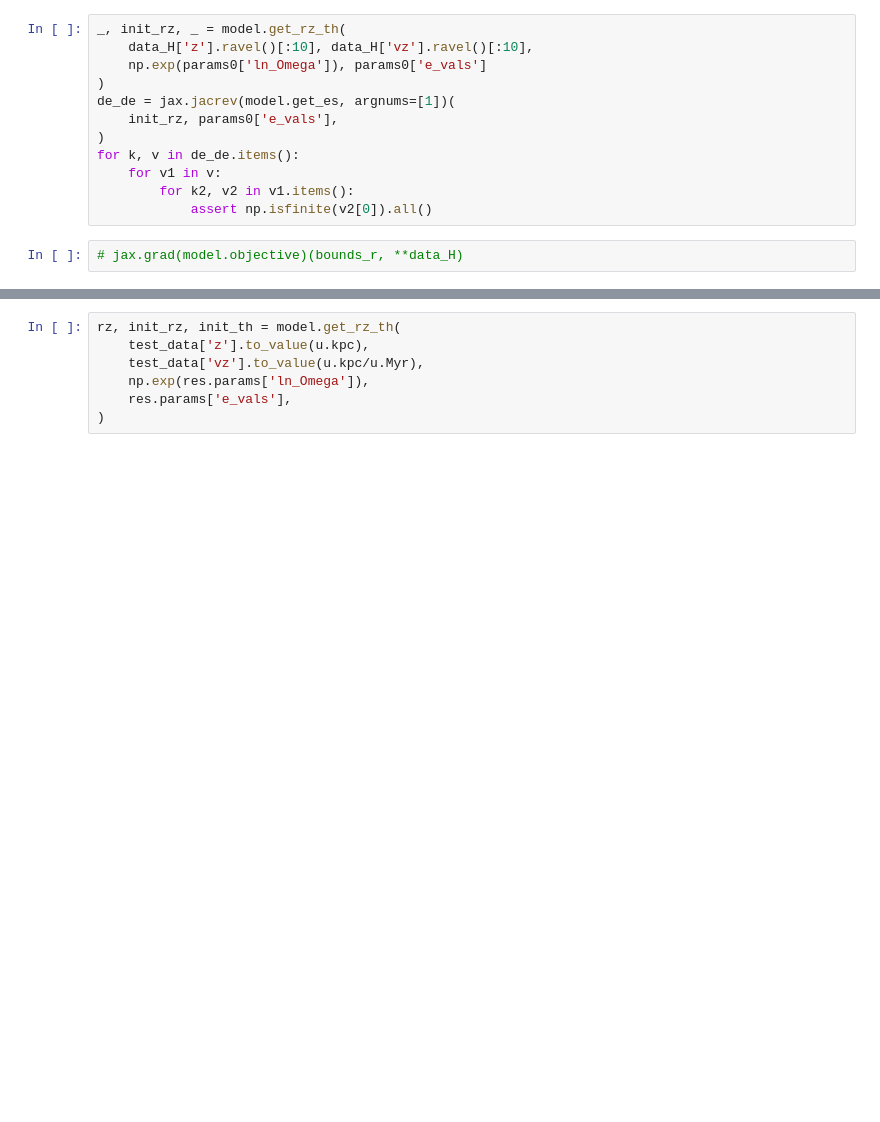
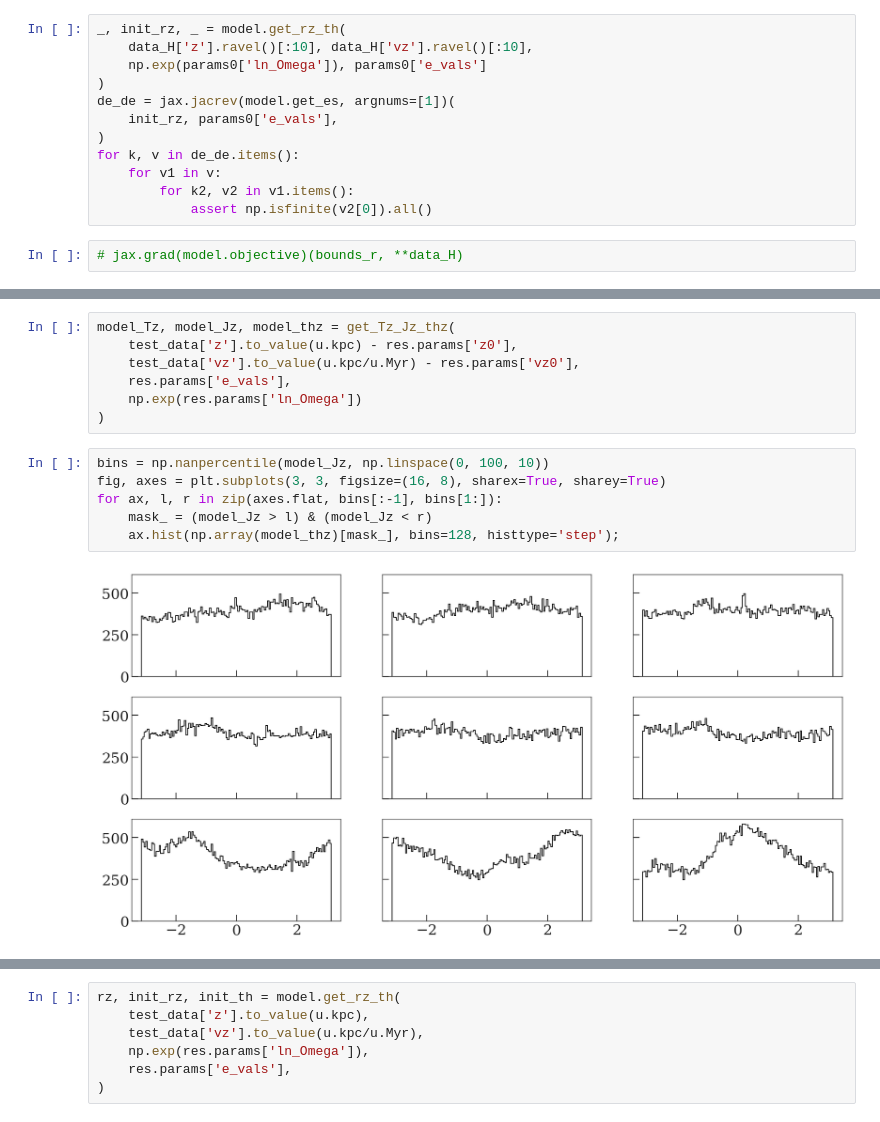
Before and after one commit to adrn/SnailTime, a Jupyter notebook: notebooks/Matched-filter.ipynb, the cells around one changed output, grey strips where cells are left out. Saved outputs shown, nothing was run; the diff lists cells and outputs as text; blank space fills up the shorter version.

```diff
--- a/notebooks/Matched-filter.ipynb
+++ b/notebooks/Matched-filter.ipynb
@@ -209,0 +228,15 @@ axes[2].set_title('normalized residual');
+# %%
+model_Tz, model_Jz, model_thz = get_Tz_Jz_thz(
+    test_data['z'].to_value(u.kpc) - res.params['z0'],
+    test_data['vz'].to_value(u.kpc/u.Myr) - res.params['vz0'],
+    res.params['e_vals'],
+    np.exp(res.params['ln_Omega'])
+)
+# %%
+bins = np.nanpercentile(model_Jz, np.linspace(0, 100, 10))
+fig, axes = plt.subplots(3, 3, figsize=(16, 8), sharex=True, sharey=True)
+for ax, l, r in zip(axes.flat, bins[:-1], bins[1:]):
+    mask_ = (model_Jz > l) & (model_Jz < r)
+    ax.hist(np.array(model_thz)[mask_], bins=128, histtype='step');
+# %% [output]
+[figure, added]
```
Also changed, not shown: parts of 19 cells of this notebook, 2 other files.
